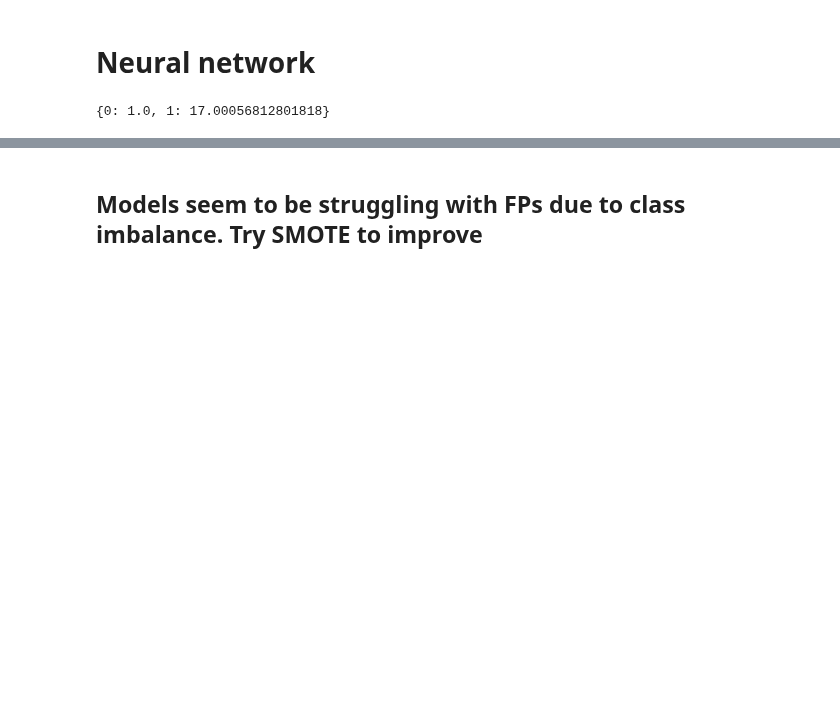
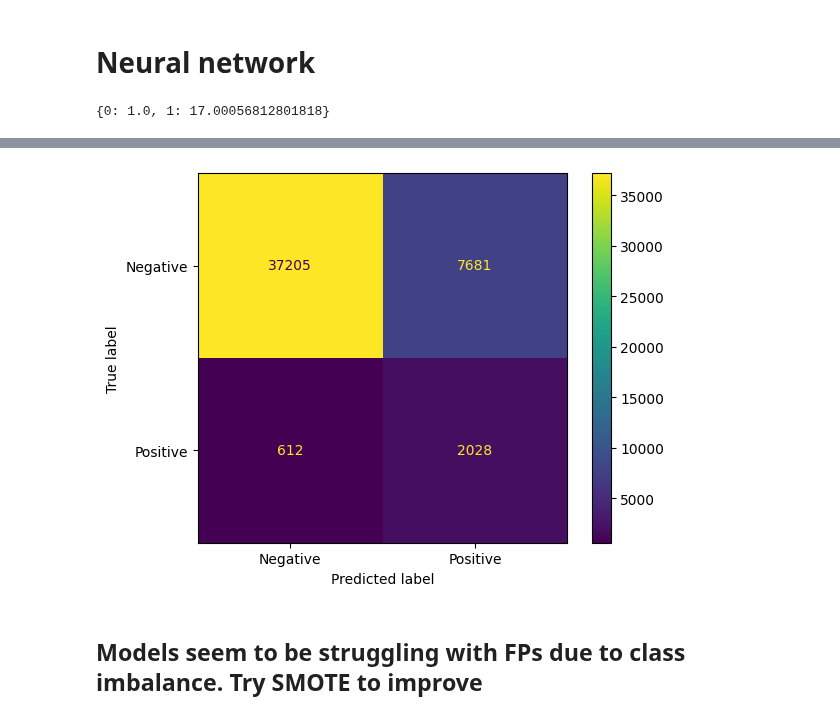
Before and after one commit to balintstewart77/magnimind-assignments, a Jupyter notebook: Capstone project/Heart Disease/notebooks/heart_prediction_balint.ipynb, the cells around one changed output, grey strips where cells are left out. Cells and saved outputs as stored; diff of their text form; code cells hidden in the pictures; blank space fills up the shorter version.

```diff
--- a/Capstone project/Heart Disease/notebooks/heart_prediction_balint.ipynb
+++ b/Capstone project/Heart Disease/notebooks/heart_prediction_balint.ipynb
@@ -1034,10 +1175,17 @@ class_weights_dict
 # %% [output]
 {0: 1.0, 1: 17.00056812801818}
 # %%
-# initiate the model
+from tensorflow.keras.models import Sequential
+from tensorflow.keras.layers import Dense, Dropout
+from tensorflow.keras.optimizers import Adam
+from tensorflow.keras.callbacks import EarlyStopping
+from sklearn.metrics import f1_score, recall_score, precision_score, roc_auc_score, confusion_matrix, ConfusionMatrixDisplay
+import matplotlib.pyplot as plt
+
+# Initialize the model
 model = Sequential([
     Dense(64, input_shape=(X_train.shape[1],), activation='relu'),  # Input and first hidden layer
-    Dropout(0.3),  # for dealing with overfitting
+    Dropout(0.3),  # For dealing with overfitting
     Dense(32, activation='relu'),
     Dropout(0.2),
     Dense(1, activation='sigmoid')  # Output layer for binary classification
@@ -1059,42 +1207,39 @@ history = model.fit(X_train_scaled, y_train,
                     class_weight=class_weights_dict)
 
 # Evaluate the model and generate metrics
-# predict probabilities and convert to binary predictions
-y_train_probs = model.predict(X_train_scaled)
-y_test_probs = model.predict(X_test_scaled)
+# Predict probabilities and convert to binary predictions
+y_train_prob = model.predict(X_train_scaled).ravel()  # Flatten probabilities
+y_test_prob = model.predict(X_test_scaled).ravel()
 
 threshold = 0.5
-y_train_pred = (y_train_probs > threshold).astype(int)
-y_test_pred = (y_test_probs > threshold).astype(int)
+y_train_pred = (y_train_prob > threshold).astype(int)
+y_test_pred = (y_test_prob > threshold).astype(int)
 
 # Training Metrics
 f1_train = f1_score(y_train, y_train_pred)
 recall_train = recall_score(y_train, y_train_pred)
 precision_train = precision_score(y_train, y_train_pred)
-roc_auc_train = roc_auc_score(y_train, y_train_probs)
+roc_auc_train = roc_auc_score(y_train, y_train_prob)
 
 # Testing Metrics
 f1_test = f1_score(y_test, y_test_pred)
 recall_test = recall_score(y_test, y_test_pred)
 precision_test = precision_score(y_test, y_test_pred)
-roc_auc_test = roc_auc_score(y_test, y_test_probs)
+roc_auc_test = roc_auc_score(y_test, y_test_prob)
 
-# Print metrics
-print("### Training Metrics ###")
-print(f"F1 Score: {f1_train:.4f}")
-print(f"Recall: {recall_train:.4f}")
-print(f"Precision: {precision_train:.4f}")
-print(f"ROC AUC: {roc_auc_train:.4f}")
+# Print Metrics
+print(f"F1 Score Train: {f1_train:.2f}")
+print(f"F1 Score Test: {f1_test:.2f}")
+print(f"Recall Train: {recall_train:.2f}")
+print(f"Recall Test: {recall_test:.2f}")
+print(f"Precision Train: {precision_train:.2f}")
+print(f"Precision Test: {precision_test:.2f}")
+print(f"ROC AUC Train: {roc_auc_train:.2f}")
+print(f"ROC AUC Test: {roc_auc_test:.2f}")
 
-print("\n### Testing Metrics ###")
-print(f"F1 Score: {f1_test:.4f}")
-print(f"Recall: {recall_test:.4f}")
-print(f"Precision: {precision_test:.4f}")
-print(f"ROC AUC: {roc_auc_test:.4f}")
-
-# Confusion Matrix
+# Confusion Matrix for Test Set
 cm_test = confusion_matrix(y_test, y_test_pred)
-ConfusionMatrixDisplay(confusion_matrix=cm_test, display_labels=["Negative", "Positive"])
+ConfusionMatrixDisplay(confusion_matrix=cm_test, display_labels=["Negative", "Positive"]).plot()
 
 plt.show()
 # %% [output]
@@ -1118,3 +1263,4 @@ ROC AUC: 0.8839
+[figure, added]
 # %% [markdown]
 ## Models seem to be struggling with FPs due to class imbalance. Try SMOTE to improve
 # %%
```
Also changed, not shown: parts of 14 cells of this notebook, 5 other files.
